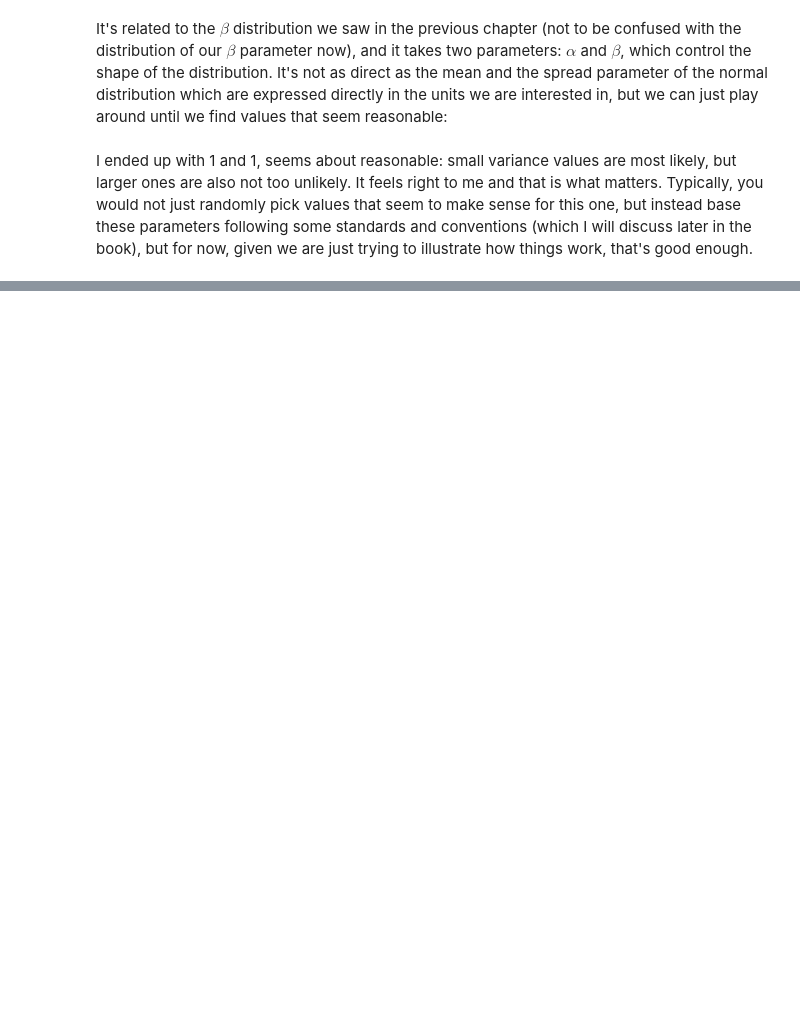
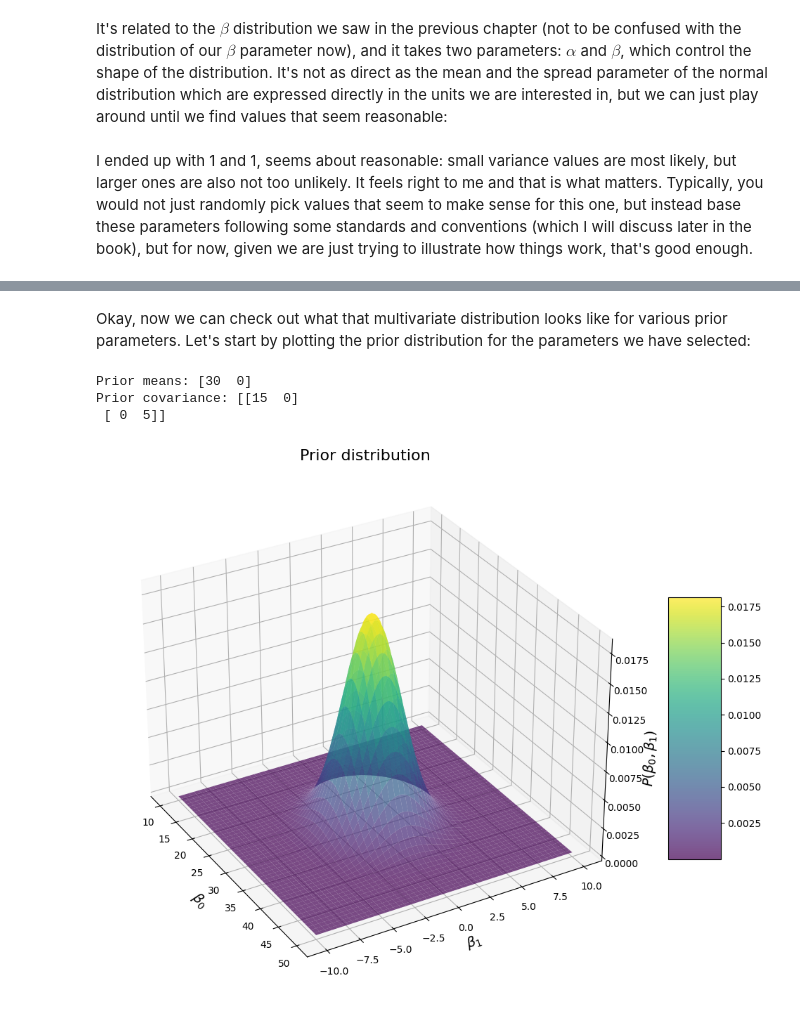
Before and after one commit to AlexLepauvre/variation_laplace_for_dummies, a Jupyter notebook: VariationalLaplaceForDummies/IntroductionToLinearModel/LinearModelsPriors.ipynb, the cells around one changed output, grey strips where cells are left out. Drawn from its saved outputs; the diff is of its cells as text; code cells hidden in the pictures; blank space fills up the shorter version.

```diff
--- a/VariationalLaplaceForDummies/IntroductionToLinearModel/LinearModelsPriors.ipynb
+++ b/VariationalLaplaceForDummies/IntroductionToLinearModel/LinearModelsPriors.ipynb
@@ -111,0 +266,45 @@ Okay, so with all that being said, let's write down the formulae for our priors:
+# %% [markdown]
+Okay, now we can check out what that multivariate distribution looks like for various prior parameters. Let's start by plotting the prior distribution for the parameters we have selected:
+# %%
+from matplotlib import cm
+# Specify our priors:
+mu = np.array([30, 0])  # mean penguin weight of about 30kg, and a prior mean of 0 for the correlation between their flipper length and their weight
+sigma = np.array([[15, 0], [0, 5]])  # assuming a variance of 15^2 for penguin weights, and 5 for  the slope of the regression, no covariance
+print(f"Prior means: {mu}")
+print(f"Prior covariance: {sigma}")
+
+# Beta pairs over which to estimate the PDF:
+betas = np.squeeze(np.array([[np.linspace(mu[0]-20, mu[0]+20, 200)], [np.linspace(mu[1]-10, mu[1]+10, 200)]]))  # Instead of creating a separate variable for b0 and b1, combining them in one array, which is intuitively more similar with the matrix notation
+
+B0s, B1s  = np.meshgrid(betas[0], betas[1])
+
+# Compute the prior distribution:
+pdf = np.zeros(B0s.shape)
+for i in range(betas.shape[-1]):
+    for ii in range(betas.shape[-1]):
+        pdf[i, ii] = multivariate_normal_pdf(np.array([betas[0, i], betas[1, ii]]), mu, sigma)
+
+
+# Plot the distribution over these beta values:
+# Create the plot
+fig = plt.figure(figsize=(12, 8))
+ax = fig.add_subplot(111, projection='3d')
+# Plot the surface
+surf = ax.plot_surface(B0s, B1s, pdf, cmap=cm.viridis, linewidth=0, antialiased=True, alpha=0.7)
+# Customize the axes
+ax.set_xlabel(r'$\beta_0$', fontsize=14)
+ax.set_ylabel(r'$\beta_1$', fontsize=14)
+ax.set_zlabel(r'$P(\beta_0, \beta_1)$', fontsize=14)
+ax.set_title(f'Prior distribution', fontsize=16)
+# Adjust viewing angle for better visualization
+ax.view_init(elev=30, azim=-30)
+# Add a color bar
+fig.colorbar(surf, shrink=0.5, aspect=5)
+plt.tight_layout()
+plt.show()
+plt.close()
+# %% [output]
+Prior means: [30  0]
+Prior covariance: [[15  0]
+ [ 0  5]]
+[figure, added]
```
Also changed, not shown: parts of 18 cells of this notebook, 1 other file.
